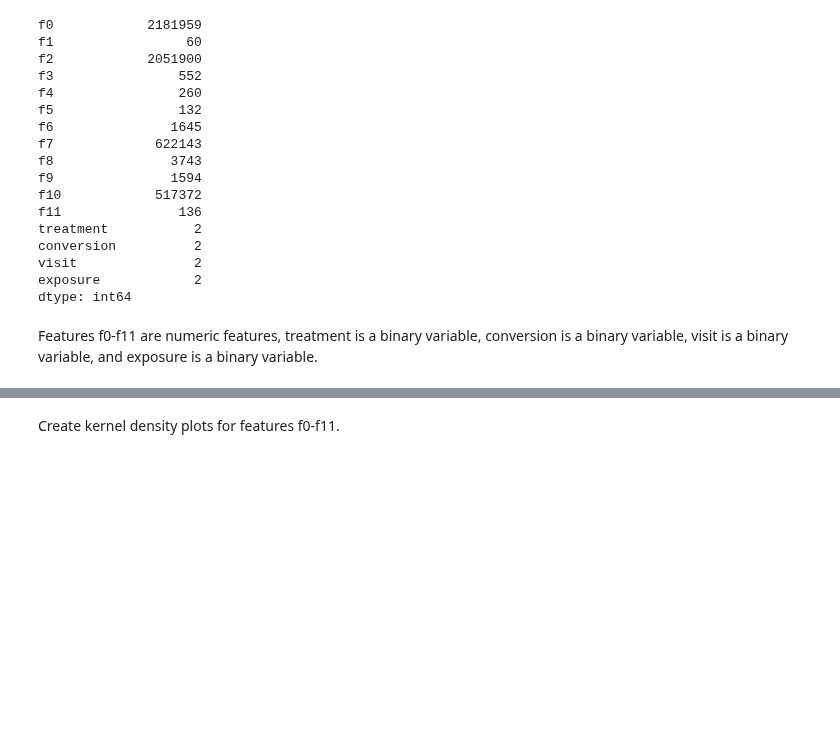
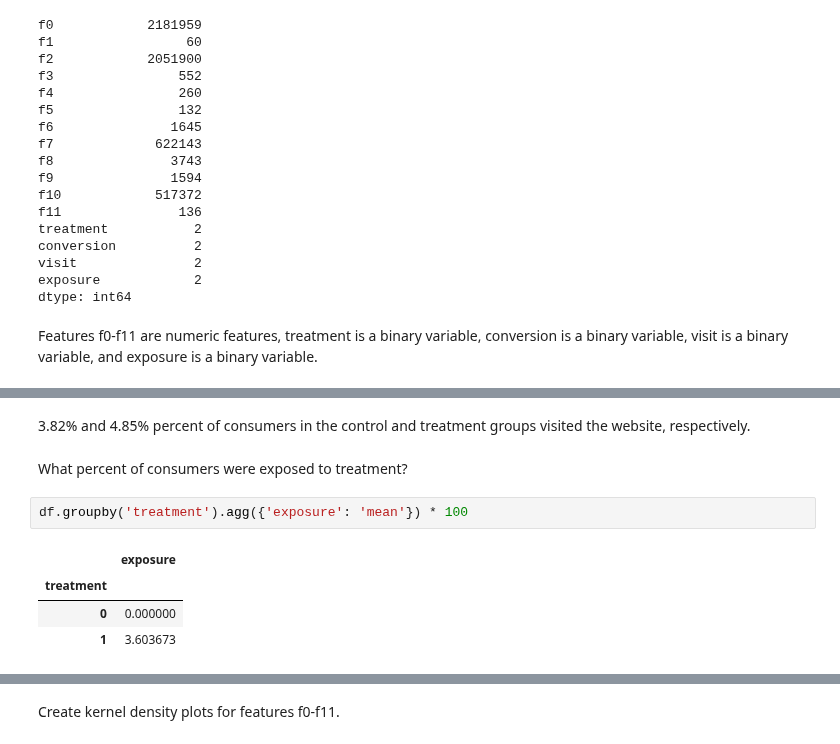
Before and after one commit to cdbale/optimized-sequential-synthesis, a Jupyter notebook: Code/Criteo/Criteo Data Cleaning.ipynb, the cells around one changed output, grey strips where cells are left out. Cells and saved outputs as stored; diff of their text form; blank space fills up the shorter version.

```diff
--- a/Code/Criteo/Criteo Data Cleaning.ipynb
+++ b/Code/Criteo/Criteo Data Cleaning.ipynb
@@ -130,0 +140,11 @@ Features f0-f11 are numeric features, treatment is a binary variable, conversion
+# %% [markdown]
+3.82% and 4.85% percent of consumers in the control and treatment groups visited the website, respectively.
+# %% [markdown]
+What percent of consumers were exposed to treatment?
+# %%
+df.groupby('treatment').agg({'exposure': 'mean'}) * 100
+# %% [output]
+|  | exposure |
+| treatment |  |
+| 0 | 0.000000 |
+| 1 | 3.603673 |
```
Also changed, not shown: parts of 24 cells of this notebook, 9 other files.
